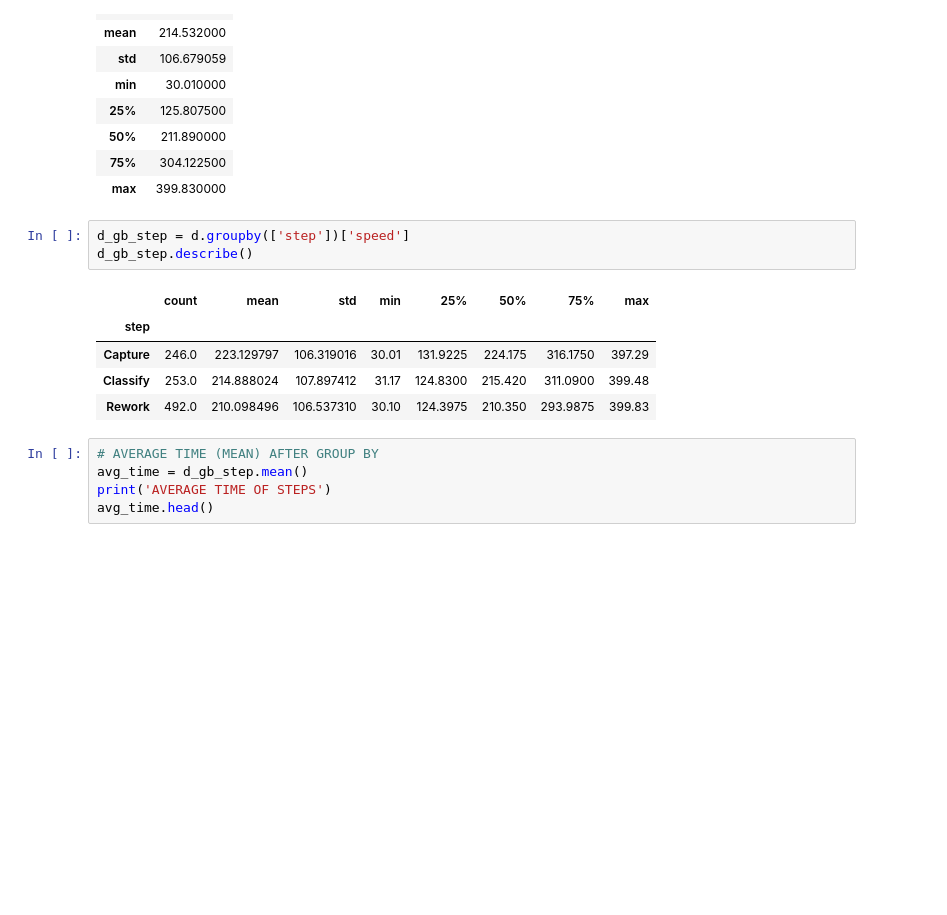
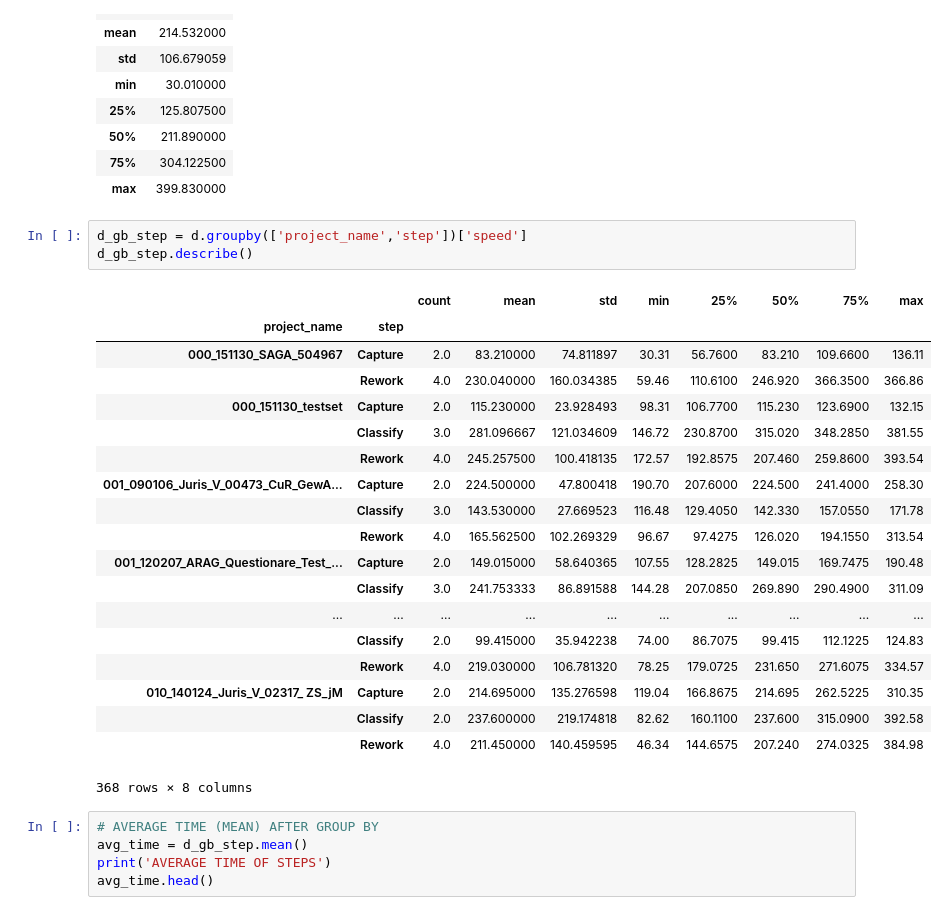
Before and after one commit to latumi231286/datascience-project_speed, a Jupyter notebook: project_speed_one_step.ipynb, the cells around one changed output. Drawn from its saved outputs; the diff is of its cells as text; blank space fills up the shorter version.

```diff
--- a/project_speed_one_step.ipynb
+++ b/project_speed_one_step.ipynb
@@ -42,14 +42,28 @@ d.describe()
 | 75% | 304.122500 |
 | max | 399.830000 |
 # %%
-d_gb_step = d.groupby(['step'])['speed']
+d_gb_step = d.groupby(['project_name','step'])['speed']
 d_gb_step.describe()
 # %% [output]
-|  | count | mean | std | min | 25% | 50% | 75% | max |
-| step |  |  |  |  |  |  |  |  |
-| Capture | 246.0 | 223.129797 | 106.319016 | 30.01 | 131.9225 | 224.175 | 316.1750 | 397.29 |
-| Classify | 253.0 | 214.888024 | 107.897412 | 31.17 | 124.8300 | 215.420 | 311.0900 | 399.48 |
-| Rework | 492.0 | 210.098496 | 106.537310 | 30.10 | 124.3975 | 210.350 | 293.9875 | 399.83 |
+|  |  | count | mean | std | min | 25% | 50% | 75% | max |
+| project_name | step |  |  |  |  |  |  |  |  |
+| 000_151130_SAGA_504967 | Capture | 2.0 | 83.210000 | 74.811897 | 30.31 | 56.7600 | 83.210 | 109.6600 | 136.11 |
+|  | Rework | 4.0 | 230.040000 | 160.034385 | 59.46 | 110.6100 | 246.920 | 366.3500 | 366.86 |
+| 000_151130_testset | Capture | 2.0 | 115.230000 | 23.928493 | 98.31 | 106.7700 | 115.230 | 123.6900 | 132.15 |
+|  | Classify | 3.0 | 281.096667 | 121.034609 | 146.72 | 230.8700 | 315.020 | 348.2850 | 381.55 |
+|  | Rework | 4.0 | 245.257500 | 100.418135 | 172.57 | 192.8575 | 207.460 | 259.8600 | 393.54 |
+| 001_090106_Juris_V_00473_CuR_GewA... | Capture | 2.0 | 224.500000 | 47.800418 | 190.70 | 207.6000 | 224.500 | 241.4000 | 258.30 |
+|  | Classify | 3.0 | 143.530000 | 27.669523 | 116.48 | 129.4050 | 142.330 | 157.0550 | 171.78 |
+|  | Rework | 4.0 | 165.562500 | 102.269329 | 96.67 | 97.4275 | 126.020 | 194.1550 | 313.54 |
+| 001_120207_ARAG_Questionare_Test_... | Capture | 2.0 | 149.015000 | 58.640365 | 107.55 | 128.2825 | 149.015 | 169.7475 | 190.48 |
+|  | Classify | 3.0 | 241.753333 | 86.891588 | 144.28 | 207.0850 | 269.890 | 290.4900 | 311.09 |
+| ... | ... | ... | ... | ... | ... | ... | ... | ... | ... |
+|  | Classify | 2.0 | 99.415000 | 35.942238 | 74.00 | 86.7075 | 99.415 | 112.1225 | 124.83 |
+|  | Rework | 4.0 | 219.030000 | 106.781320 | 78.25 | 179.0725 | 231.650 | 271.6075 | 334.57 |
+| 010_140124_Juris_V_02317_ ZS_jM | Capture | 2.0 | 214.695000 | 135.276598 | 119.04 | 166.8675 | 214.695 | 262.5225 | 310.35 |
+|  | Classify | 2.0 | 237.600000 | 219.174818 | 82.62 | 160.1100 | 237.600 | 315.0900 | 392.58 |
+|  | Rework | 4.0 | 211.450000 | 140.459595 | 46.34 | 144.6575 | 207.240 | 274.0325 | 384.98 |
+368 rows × 8 columns
 # %%
 # AVERAGE TIME (MEAN) AFTER GROUP BY
 avg_time = d_gb_step.mean()
```
Also changed, not shown: parts of 5 cells of this notebook.
